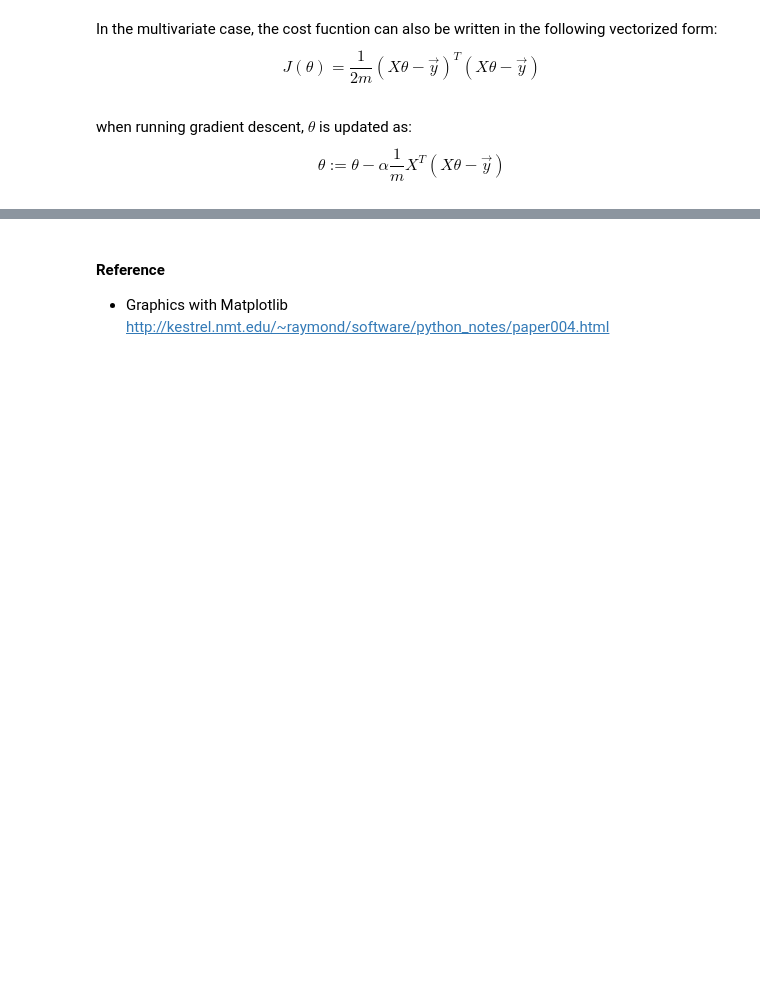
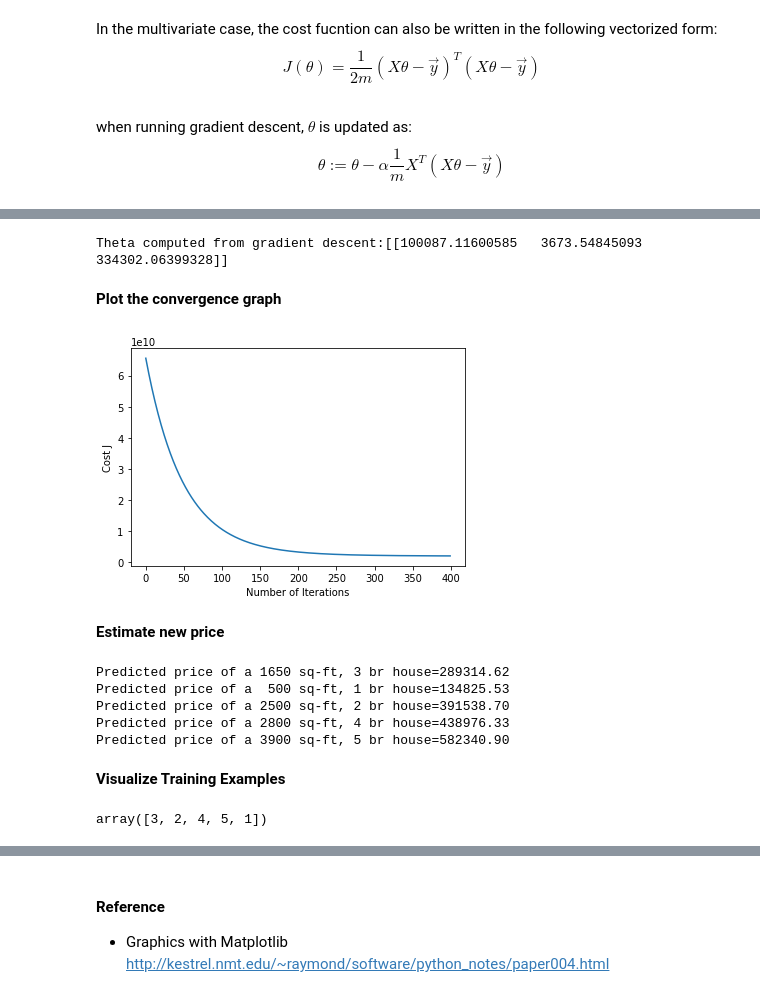
Before and after one commit to fiony/ml-course-andrew-ng, a Jupyter notebook: ex1/Programming Exercise 1-Linear Regression.ipynb, the cells around one changed output, grey strips where cells are left out. Drawn from its saved outputs; the diff is of its cells as text; code cells hidden in the pictures; blank space fills up the shorter version.

Commit message:
multi variable regression

```diff
--- a/ex1/Programming Exercise 1-Linear Regression.ipynb
+++ b/ex1/Programming Exercise 1-Linear Regression.ipynb
@@ -531,0 +524,5 @@ def gradientDescentMulti(X, y, theta, alpha, num_iters):
+# %%
+# add bias column to X
+X_norm['_bias'] = 1
+X=X_norm.values # convert dataframe to np array
+y=Y.values
@@ -540,4 +541,0 @@ X_norm['_bias'] = 1
-# %%
-# convert dataframe to values
-X=X_norm.values
-y=y.values
@@ -562,3 +542,3 @@ array([[7.9960005e+10, 6.5963505e+10, 7.3781550e+10, ..., 3.5971005e+10,
 # %%
 # Running gradient descent
-theta, J_hist = gradientDescentMulti(X_norm, y, theta, alpha, num_iters)
+theta, J_hist = gradientDescentMulti(X, y, theta, alpha, num_iters)
@@ -608,0 +545,3 @@ len(theta)
+# %%
+J_hist.columns=['Cost','theta1','theta2','theta0']
+J_hist.index.name='Iterations'
@@ -608,0 +558,16 @@ len(theta)
+# %%
+print('Theta computed from gradient descent:{0}'.format(theta.T))
+# %% [output]
+Theta computed from gradient descent:[[100087.11600585   3673.54845093 334302.06399328]]
+# %% [markdown]
+**Plot the convergence graph**
+# %%
+fig, ax = plt.subplots()
+ax.plot(J_hist.index, J_hist['Cost'])
+ax.set_xlabel('Number of Iterations')
+ax.set_ylabel('Cost J')
+plt.show()
+# %% [output]
+[figure, added]
+# %% [markdown]
+**Estimate new price**
@@ -608,0 +582,16 @@ len(theta)
+# %%
+for i in range(len(y_pred)):
+    print('Predicted price of a {0:4} sq-ft, {1} br house={2:.2f}'.format(
+        new_samples[i][0],new_samples[i][1], y_pred[i][0]))
+# %% [output]
+Predicted price of a 1650 sq-ft, 3 br house=289314.62
+Predicted price of a  500 sq-ft, 1 br house=134825.53
+Predicted price of a 2500 sq-ft, 2 br house=391538.70
+Predicted price of a 2800 sq-ft, 4 br house=438976.33
+Predicted price of a 3900 sq-ft, 5 br house=582340.90
+# %% [markdown]
+**Visualize Training Examples**
+# %%
+data2['bedroom'].unique()
+# %% [output]
+array([3, 2, 4, 5, 1])
```
Also changed, not shown: parts of 16 cells of this notebook.
